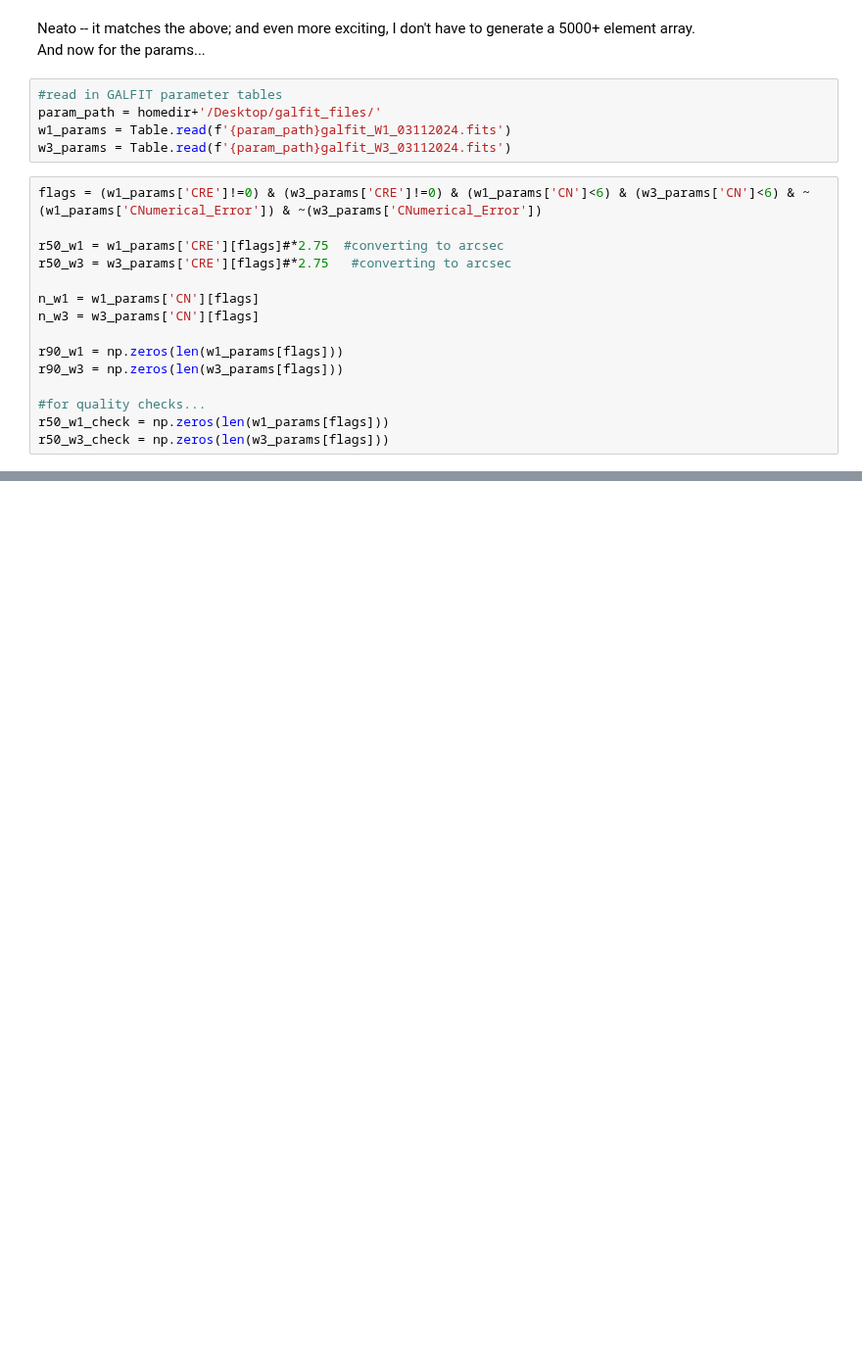
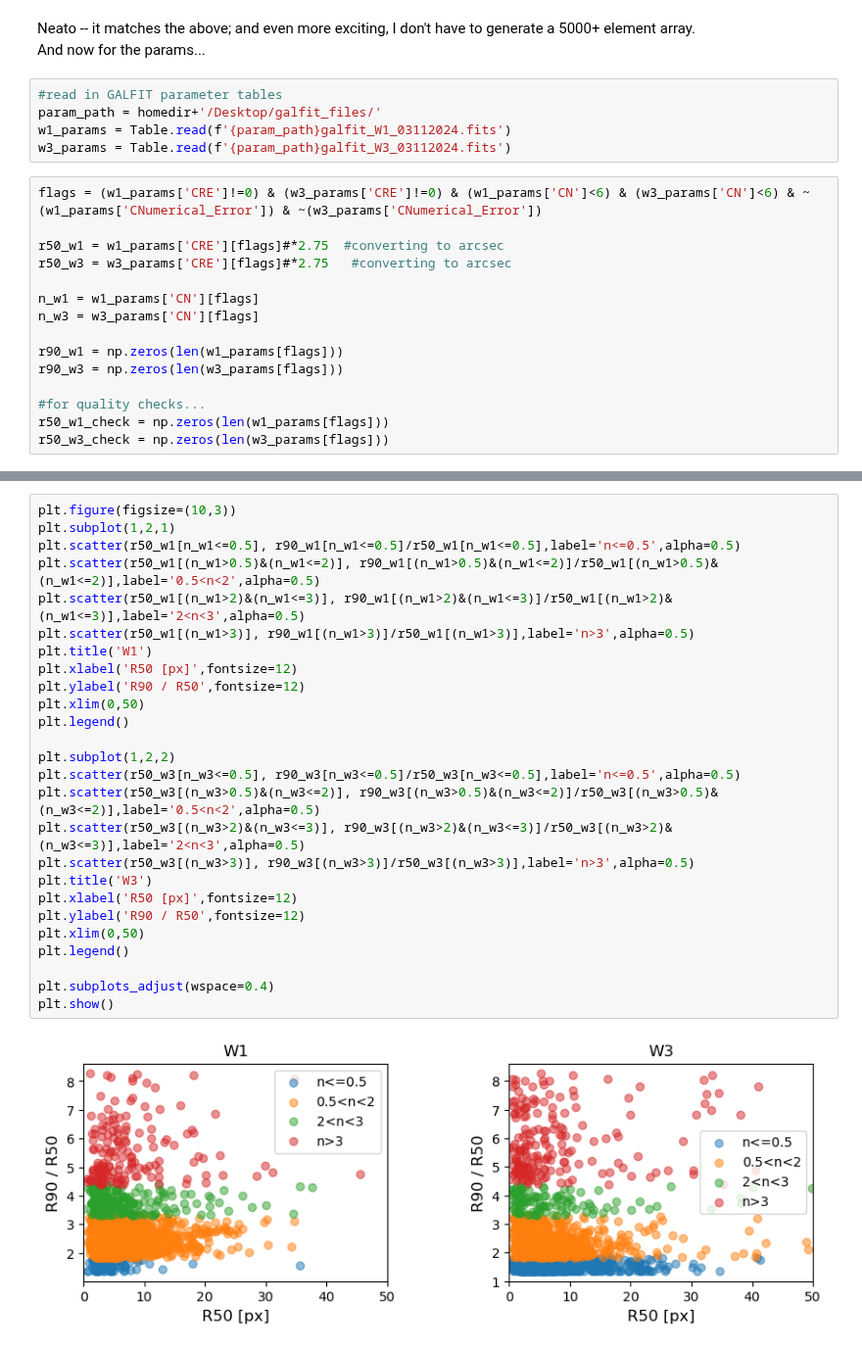
Before and after one commit to Kyssuber/research, a Jupyter notebook: notebooks/R90_measurements.ipynb, the cells around one changed output, grey strips where cells are left out. Shown at 98% size. Cells and saved outputs as stored; diff of their text form; blank space fills up the shorter version.

```diff
--- a/notebooks/R90_measurements.ipynb
+++ b/notebooks/R90_measurements.ipynb
@@ -151,0 +155,28 @@ All points fall on the 1-to-1 line now!
+# %%
+plt.figure(figsize=(10,3))
+plt.subplot(1,2,1)
+plt.scatter(r50_w1[n_w1<=0.5], r90_w1[n_w1<=0.5]/r50_w1[n_w1<=0.5],label='n<=0.5',alpha=0.5)
+plt.scatter(r50_w1[(n_w1>0.5)&(n_w1<=2)], r90_w1[(n_w1>0.5)&(n_w1<=2)]/r50_w1[(n_w1>0.5)&(n_w1<=2)],label='0.5<n<2',alpha=0.5)
+plt.scatter(r50_w1[(n_w1>2)&(n_w1<=3)], r90_w1[(n_w1>2)&(n_w1<=3)]/r50_w1[(n_w1>2)&(n_w1<=3)],label='2<n<3',alpha=0.5)
+plt.scatter(r50_w1[(n_w1>3)], r90_w1[(n_w1>3)]/r50_w1[(n_w1>3)],label='n>3',alpha=0.5)
+plt.title('W1')
+plt.xlabel('R50 [px]',fontsize=12)
+plt.ylabel('R90 / R50',fontsize=12)
+plt.xlim(0,50)
+plt.legend()
+
+plt.subplot(1,2,2)
+plt.scatter(r50_w3[n_w3<=0.5], r90_w3[n_w3<=0.5]/r50_w3[n_w3<=0.5],label='n<=0.5',alpha=0.5)
+plt.scatter(r50_w3[(n_w3>0.5)&(n_w3<=2)], r90_w3[(n_w3>0.5)&(n_w3<=2)]/r50_w3[(n_w3>0.5)&(n_w3<=2)],label='0.5<n<2',alpha=0.5)
+plt.scatter(r50_w3[(n_w3>2)&(n_w3<=3)], r90_w3[(n_w3>2)&(n_w3<=3)]/r50_w3[(n_w3>2)&(n_w3<=3)],label='2<n<3',alpha=0.5)
+plt.scatter(r50_w3[(n_w3>3)], r90_w3[(n_w3>3)]/r50_w3[(n_w3>3)],label='n>3',alpha=0.5)
+plt.title('W3')
+plt.xlabel('R50 [px]',fontsize=12)
+plt.ylabel('R90 / R50',fontsize=12)
+plt.xlim(0,50)
+plt.legend()
+
+plt.subplots_adjust(wspace=0.4)
+plt.show()
+# %% [output]
+[figure, added]
```
Also changed, not shown: parts of 8 cells of this notebook, 2 other files.
